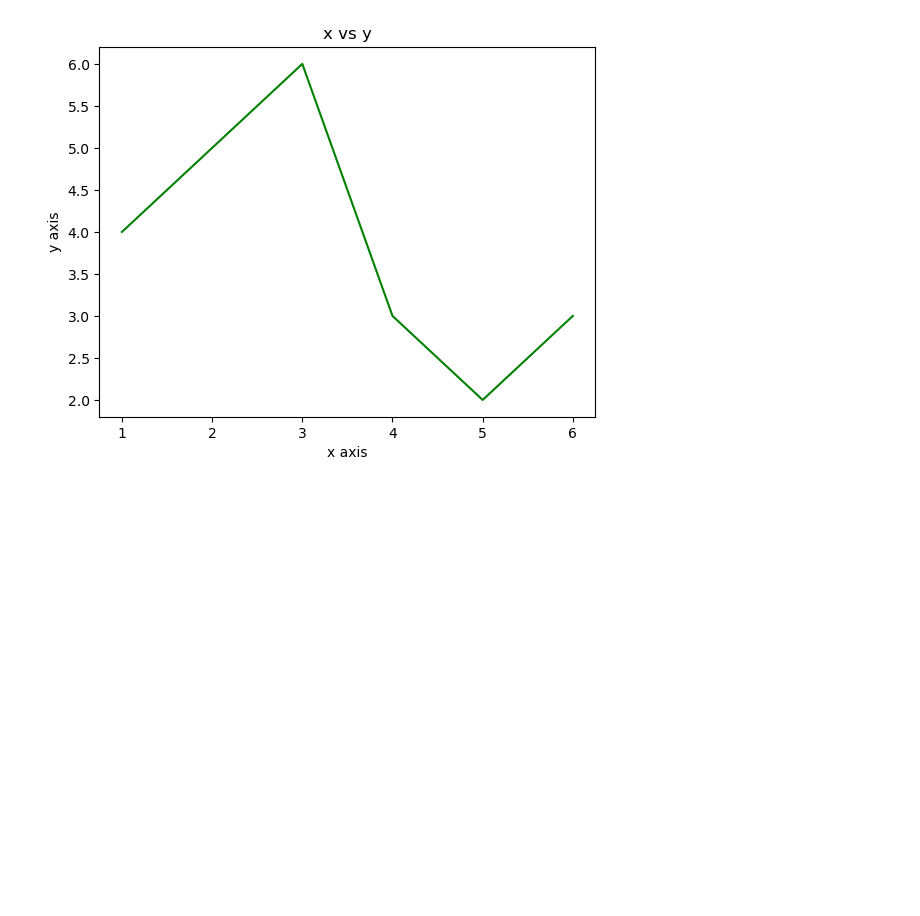
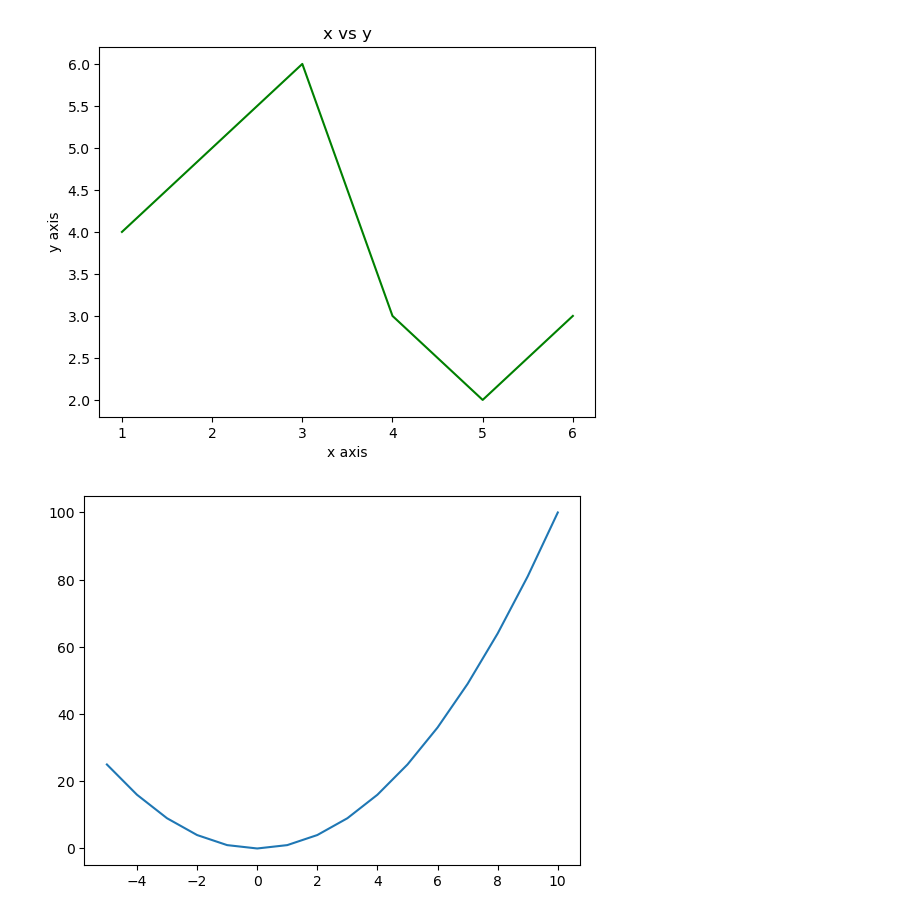
Before and after one commit to AKrishnaK05/Practice-Python, a Jupyter notebook: 1st July.ipynb, the cells around one changed output. Saved outputs shown, nothing was run; the diff lists cells and outputs as text; code cells hidden in the pictures; blank space fills up the shorter version.

```diff
--- a/1st July.ipynb
+++ b/1st July.ipynb
@@ -59,3 +59,11 @@ plt.ylabel("y axis")
 plt.show()
 # %% [output]
 [figure]
+# %%
+import numpy as np
+x = np.array([-5,-4,-3,-2,-1,0,1,2,3,4,5,6,7,8,9,10])
+y = x**2
+plt.plot(x,y)
+plt.show()
+# %% [output]
+[figure, added]
```
Also changed, not shown: parts of 1 cell of this notebook.
